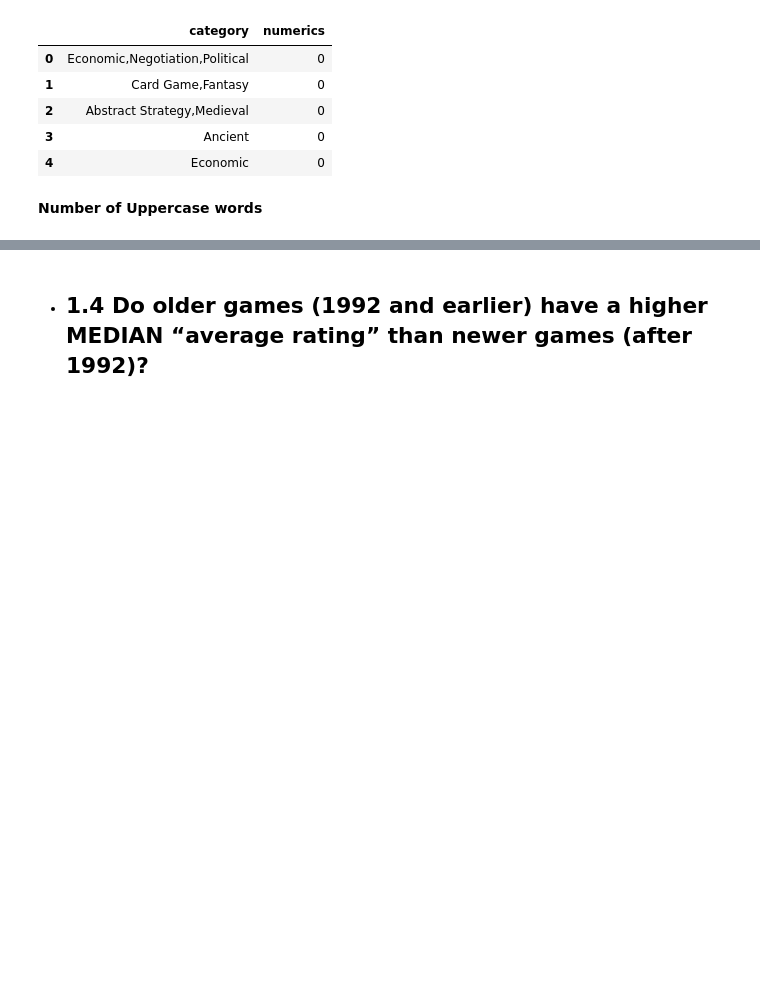
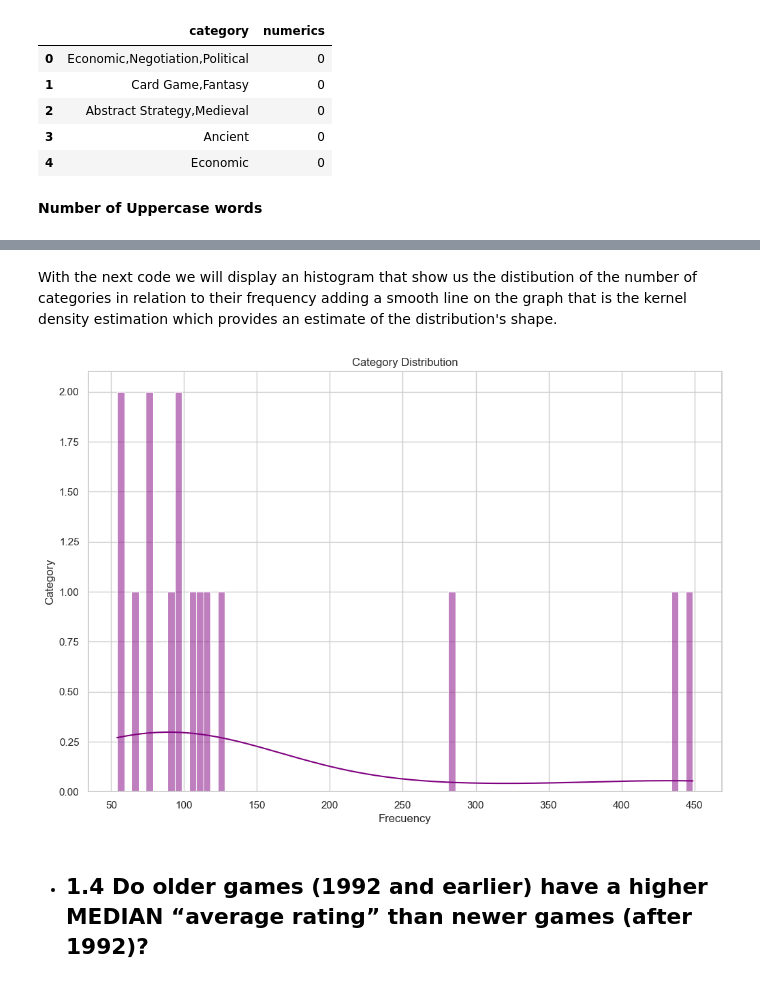
Before and after one commit to netoeca/DATA-VISUALIZATION, a Jupyter notebook: Ernesto_Castro_DVisHDip_CA1.ipynb, the cells around one changed output, grey strips where cells are left out. Drawn from its saved outputs; the diff is of its cells as text; code cells hidden in the pictures; blank space fills up the shorter version.

```diff
--- a/Ernesto_Castro_DVisHDip_CA1.ipynb
+++ b/Ernesto_Castro_DVisHDip_CA1.ipynb
@@ -317,18 +526,17 @@ df[['category','numerics']].head()
+# %% [markdown]
+With the next code we will display an histogram that show us the distibution of the number of categories in relation to their frequency adding a smooth line on the graph that is the kernel density estimation which provides an estimate of the distribution's shape.
 # %%
-sns.set_style('whitegrid')
+sns.set(style="whitegrid")
 
-cat_sorted = cat.sort_values(by = 'count', ascending = False).head(15)
-
-plt.figure(figsize = (12,8))
-colors = sns.color_palette('husl', n_colors = len(cat))
-
-bar_plot = sns.barplot(x='count', y='category', data=cat_sorted, palette=colors)
+plt.figure(figsize=(12, 8))
+hist_plot = sns.histplot(data=cat_sorted, x="count", bins=80, color='purple', kde=True)
 
 plt.xlabel('Frecuency')
 plt.ylabel('Category')
-plt.title('Frecuency of each category')
+plt.title('Category Distribution')
 
-sns.despine()
-plt.show
+plt.show()
+# %% [output]
+[figure, added]
 # %% [markdown]
 - ## 1.4 Do older games (1992 and earlier) have a higher MEDIAN “average rating” than newer games (after 1992)?
```
Also changed, not shown: parts of 78 cells of this notebook.
